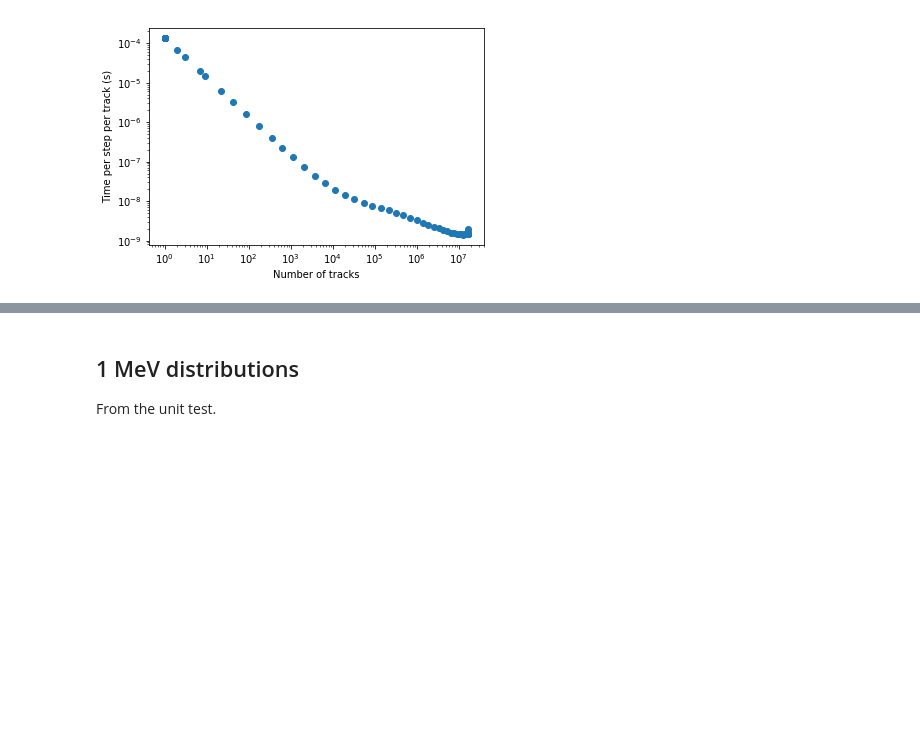
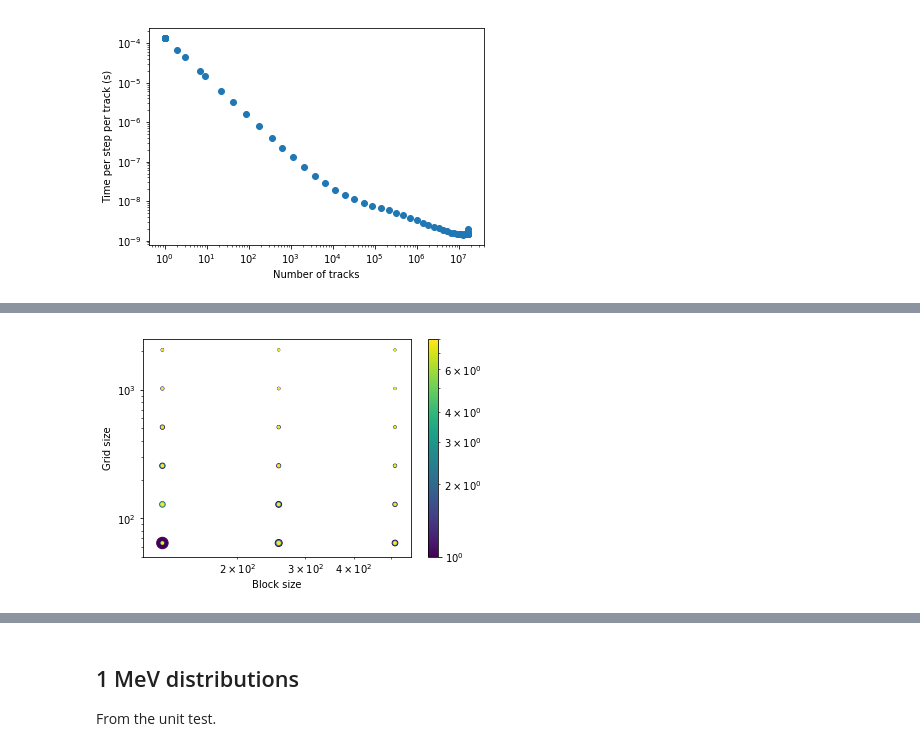
Before and after one commit to celeritas-project/benchmarks, a Jupyter notebook: klein-nishina/celeritas-results/interactor.ipynb, the cells around one changed output, grey strips where cells are left out. Saved outputs shown, nothing was run; the diff lists cells and outputs as text; code cells hidden in the pictures; blank space fills up the shorter version.

```diff
--- a/klein-nishina/celeritas-results/interactor.ipynb
+++ b/klein-nishina/celeritas-results/interactor.ipynb
@@ -117,0 +195,10 @@ ax.set_ylabel('Time per step per track (s)');
+# %%
+(fig, ax) = plt.subplots(1, 1, subplot_kw=dict(xscale='log', yscale='log'))
+
+scat = ax.scatter(scaling_results['block_size'], scaling_results['grid_size'],
+          s=time_per_step * 1e9, c=tracks_per_thread, norm=LogNorm())
+fig.colorbar(scat)
+ax.set_xlabel('Block size')
+ax.set_ylabel('Grid size');
+# %% [output]
+[figure, added]
```
Also changed, not shown: parts of 12 cells of this notebook.
